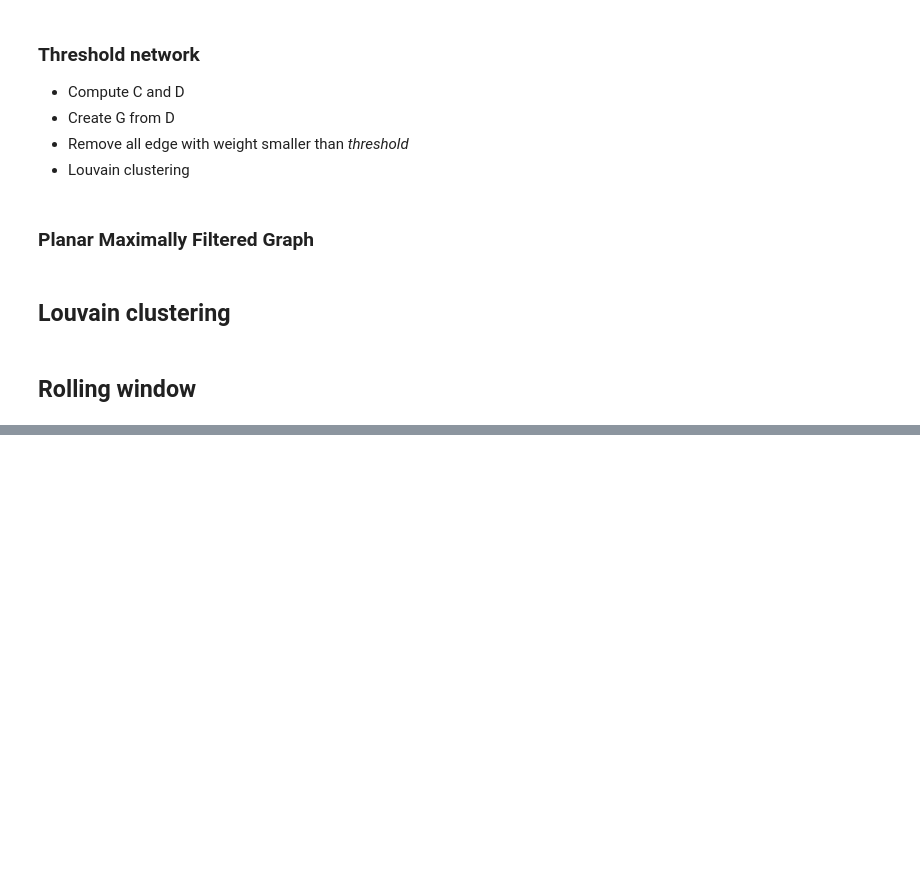
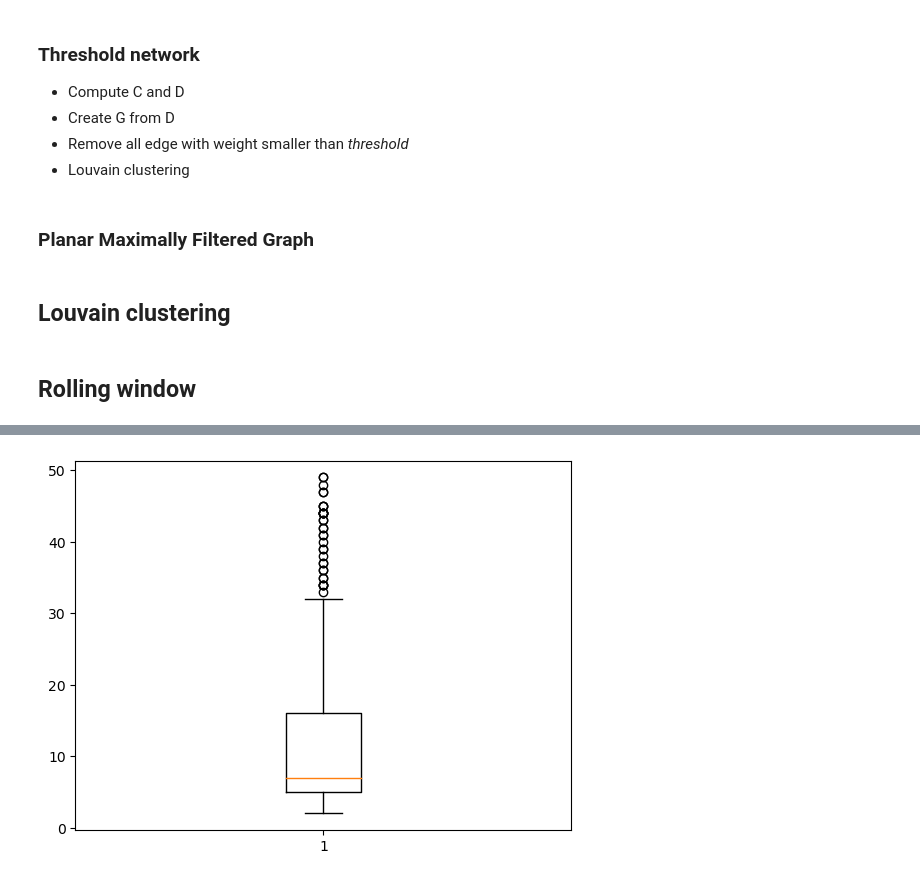
Before and after one commit to dioday45/FIN-525-Project, a Jupyter notebook: notebooks/Communities_jeremy.ipynb, the cells around one changed output, grey strips where cells are left out. Drawn from its saved outputs; the diff is of its cells as text; code cells hidden in the pictures; blank space fills up the shorter version.

```diff
--- a/notebooks/Communities_jeremy.ipynb
+++ b/notebooks/Communities_jeremy.ipynb
@@ -201,20 +209,28 @@ def clustering(R: pd.DataFrame, period: int=720, interval: int = 24, method:str=
         method (str, optional): Clustering method. Defaults to 'baseline'. Can be 'baseline', 'mst' 'threshold', 'pmf'.
     """
     cluster_dict = {}
+    resolution = 1
     for t0 in tqdm(range(0, len(R.index)-period, interval)):
         R_tmp = R.iloc[t0:t0+period]
         if method == 'baseline':
             G = baseline_network(R_tmp)
+            resolution = 1.02
         elif method == 'mst':
             G = mst_network(R_tmp)
+            resolution = TODO
         elif method == 'threshold':
             G = threshold_network(R_tmp)
+            resolution = TODO
         elif method == 'pmf':
             G = pmfg_network(R_tmp)
+            resolution = TODO
         else:
             raise ValueError("Method not recognized")
 
 
-        cluster_dict[(t0, t0+period)] = rename_asset(R_tmp, louvain_clustering(G))
+        cluster_dict[(t0, t0+period)] = rename_asset(R_tmp, louvain_clustering(G, resolution))
 
     return cluster_dict
+# %%
+clusters = clustering(df.set_index('date'), period=720, interval=24, method='baseline')
+clusters
@@ -220,0 +255,21 @@ def clustering(R: pd.DataFrame, period: int=720, interval: int = 24, method:str=
+# %%
+# View first n cluster
+
+n = 3
+for i in range(n):
+    dict_clusters = clusters[list(clusters.keys())[i]]
+    grouped_cryptos = {}
+
+    for crypto, number in dict_clusters.items():
+        if number not in grouped_cryptos:
+            grouped_cryptos[number] = []
+        grouped_cryptos[number].append(crypto)
+
+    # Convert the dictionary values to a list for easier usage
+    result_lists = list(grouped_cryptos.values())
+
+    # Print or use the result_lists as needed
+    print("Clustering {} \n".format(i + 1))
+    for c in range(len(result_lists)):
+        print(result_lists[c])
+        print()
@@ -220,0 +304,8 @@ def clustering(R: pd.DataFrame, period: int=720, interval: int = 24, method:str=
+# %%
+def compute_nb_clusters(clusters):
+    nb_clusters = len(clusters.keys())
+    list_nb_clusters = []
+    for i in range(nb_clusters - 1):
+        nb = max(clusters[list(clusters.keys())[i]].values())
+        list_nb_clusters.append(nb)
+    return list_nb_clusters
@@ -220,0 +332,6 @@ def clustering(R: pd.DataFrame, period: int=720, interval: int = 24, method:str=
+# %%
+# Nb of clusters
+plt.boxplot(compute_nb_clusters(clusters))
+plt.show()
+# %% [output]
+[figure, added]
```
Also changed, not shown: parts of 14 cells of this notebook.
